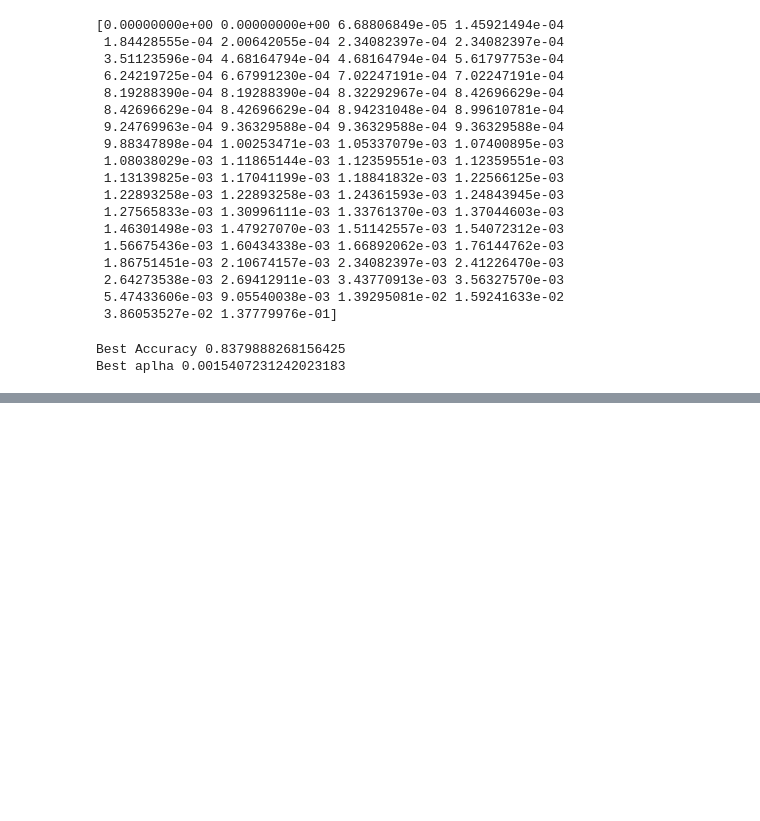
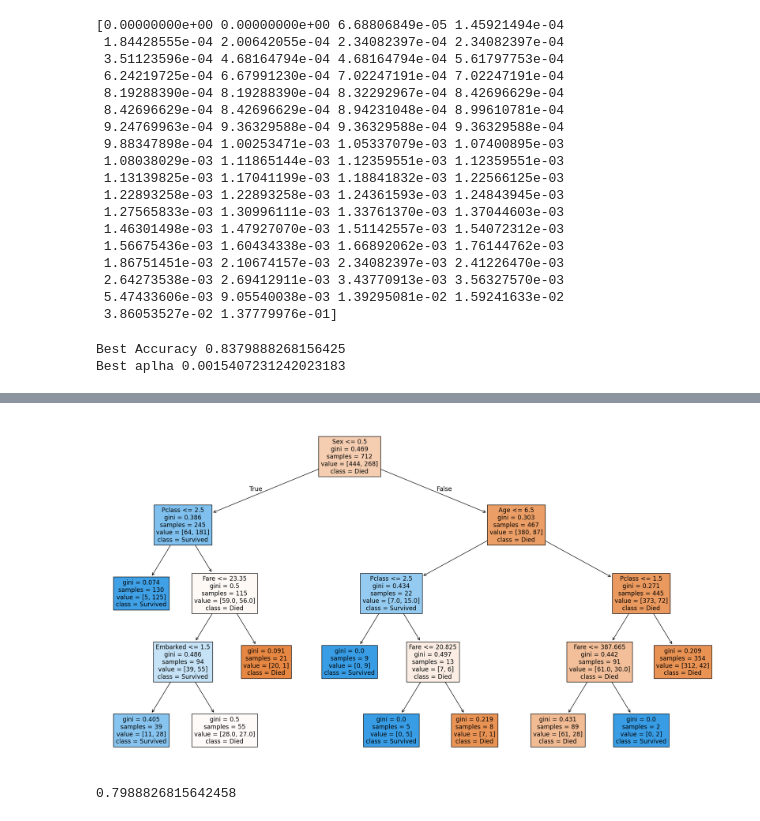
Before and after one commit to Vanshaj14Mohan/AI-and-ML, a Jupyter notebook: Section Three/Supervised ML/Part Four/decision_tress.ipynb, the cells around one changed output, grey strips where cells are left out. Cells and saved outputs as stored; diff of their text form; code cells hidden in the pictures; blank space fills up the shorter version.

```diff
--- a/Section Three/Supervised ML/Part Four/decision_tress.ipynb
+++ b/Section Three/Supervised ML/Part Four/decision_tress.ipynb
@@ -335,0 +352,14 @@ Best aplha 0.0015407231242023183
+# %%
+best_model = DecisionTreeClassifier(random_state = 42, ccp_alpha=best_alpha, max_depth=4)
+best_model.fit(X_train, y_train)
+
+plt.figure(figsize=(18,10))
+plot_tree(best_model, feature_names = X.columns, class_names = ["Died", "Survived"], filled=True)
+plt.tight_layout()
+plt.show()
+# %% [output]
+[figure, added]
+# %%
+print(best_model.score(X_test, y_test))
+# %% [output]
+0.7988826815642458
```
Also changed, not shown: parts of 5 cells of this notebook.
